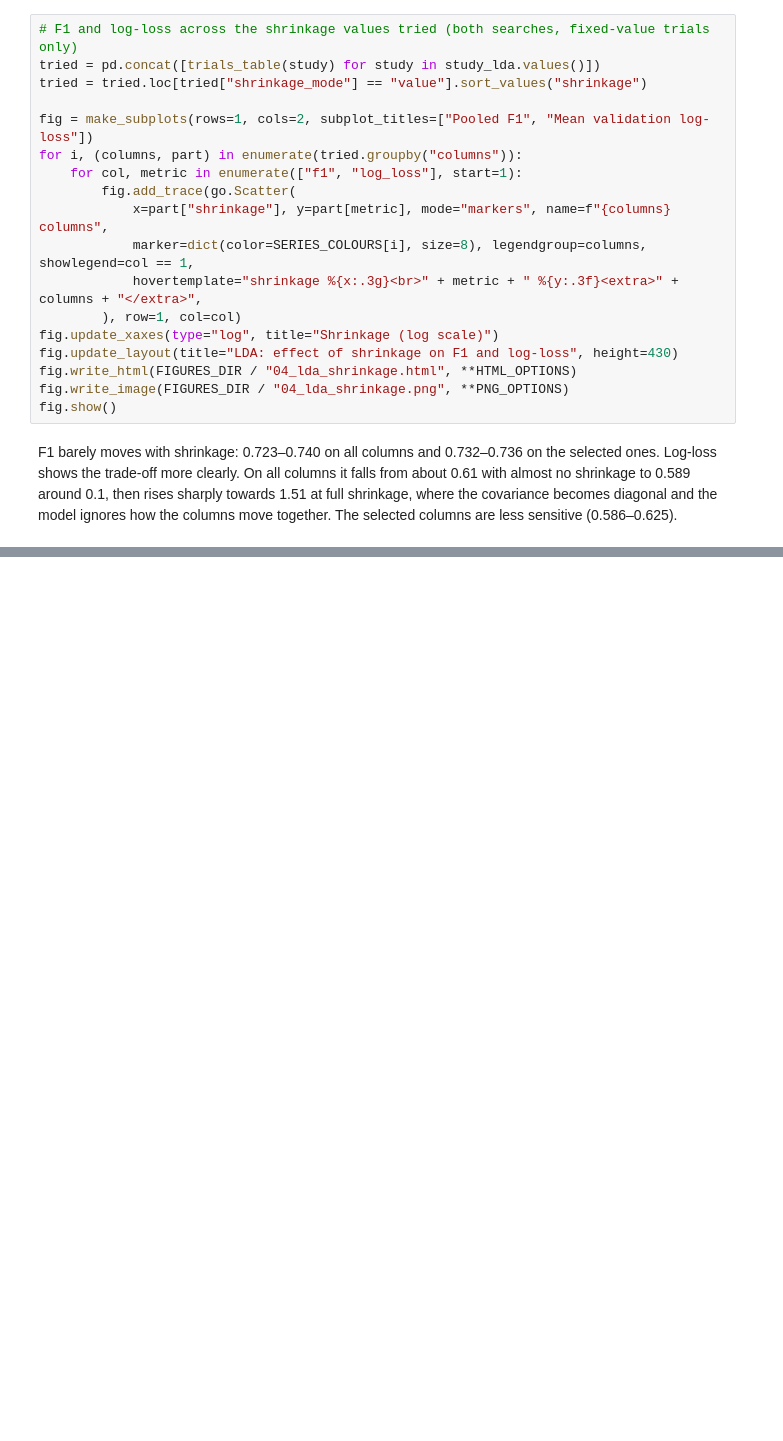
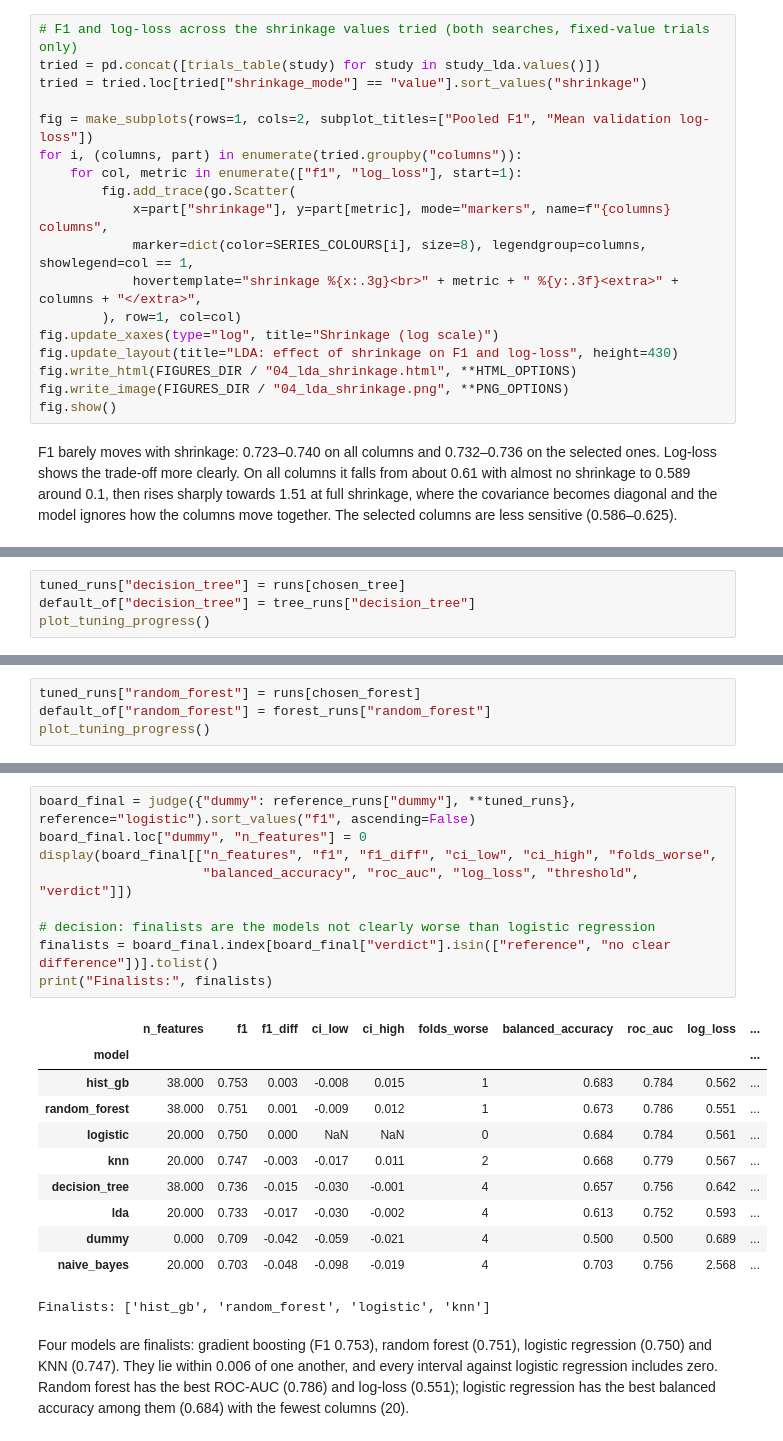
Before and after one commit to PedroHSantos20/ml-repeat-purchase, a Jupyter notebook: notebooks/04_modelling_project.ipynb, the cells around one changed output, grey strips where cells are left out. Drawn from its saved outputs; the diff is of its cells as text; blank space fills up the shorter version.

Commit message:
Finalized tuning 181126

```diff
--- a/notebooks/04_modelling_project.ipynb
+++ b/notebooks/04_modelling_project.ipynb
@@ -1175,0 +1599,4 @@ F1 barely moves with shrinkage: 0.723–0.740 on all columns and 0.732–0.736 o
+# %%
+tuned_runs["decision_tree"] = runs[chosen_tree]
+default_of["decision_tree"] = tree_runs["decision_tree"]
+plot_tuning_progress()
@@ -1175,0 +1723,4 @@ F1 barely moves with shrinkage: 0.723–0.740 on all columns and 0.732–0.736 o
+# %%
+tuned_runs["random_forest"] = runs[chosen_forest]
+default_of["random_forest"] = forest_runs["random_forest"]
+plot_tuning_progress()
@@ -1175,0 +1761,23 @@ F1 barely moves with shrinkage: 0.723–0.740 on all columns and 0.732–0.736 o
+# %%
+board_final = judge({"dummy": reference_runs["dummy"], **tuned_runs}, reference="logistic").sort_values("f1", ascending=False)
+board_final.loc["dummy", "n_features"] = 0
+display(board_final[["n_features", "f1", "f1_diff", "ci_low", "ci_high", "folds_worse",
+                     "balanced_accuracy", "roc_auc", "log_loss", "threshold", "verdict"]])
+
+# decision: finalists are the models not clearly worse than logistic regression
+finalists = board_final.index[board_final["verdict"].isin(["reference", "no clear difference"])].tolist()
+print("Finalists:", finalists)
+# %% [output]
+|  | n_features | f1 | f1_diff | ci_low | ci_high | folds_worse | balanced_accuracy | roc_auc | log_loss | ... |
+| model |  |  |  |  |  |  |  |  |  | ... |
+| hist_gb | 38.000 | 0.753 | 0.003 | -0.008 | 0.015 | 1 | 0.683 | 0.784 | 0.562 | ... |
+| random_forest | 38.000 | 0.751 | 0.001 | -0.009 | 0.012 | 1 | 0.673 | 0.786 | 0.551 | ... |
+| logistic | 20.000 | 0.750 | 0.000 | NaN | NaN | 0 | 0.684 | 0.784 | 0.561 | ... |
+| knn | 20.000 | 0.747 | -0.003 | -0.017 | 0.011 | 2 | 0.668 | 0.779 | 0.567 | ... |
+| decision_tree | 38.000 | 0.736 | -0.015 | -0.030 | -0.001 | 4 | 0.657 | 0.756 | 0.642 | ... |
+| lda | 20.000 | 0.733 | -0.017 | -0.030 | -0.002 | 4 | 0.613 | 0.752 | 0.593 | ... |
+| dummy | 0.000 | 0.709 | -0.042 | -0.059 | -0.021 | 4 | 0.500 | 0.500 | 0.689 | ... |
+| naive_bayes | 20.000 | 0.703 | -0.048 | -0.098 | -0.019 | 4 | 0.703 | 0.756 | 2.568 | ... |
+Finalists: ['hist_gb', 'random_forest', 'logistic', 'knn']
+# %% [markdown]
+Four models are finalists: gradient boosting (F1 0.753), random forest (0.751), logistic regression (0.750) and KNN (0.747). They lie within 0.006 of one another, and every interval against logistic regression includes zero. Random forest has the best ROC-AUC (0.786) and log-loss (0.551); logistic regression has the best balanced accuracy among them (0.684) with the fewest columns (20).
```
Also changed, not shown: parts of 63 cells of this notebook, 20 other files.
